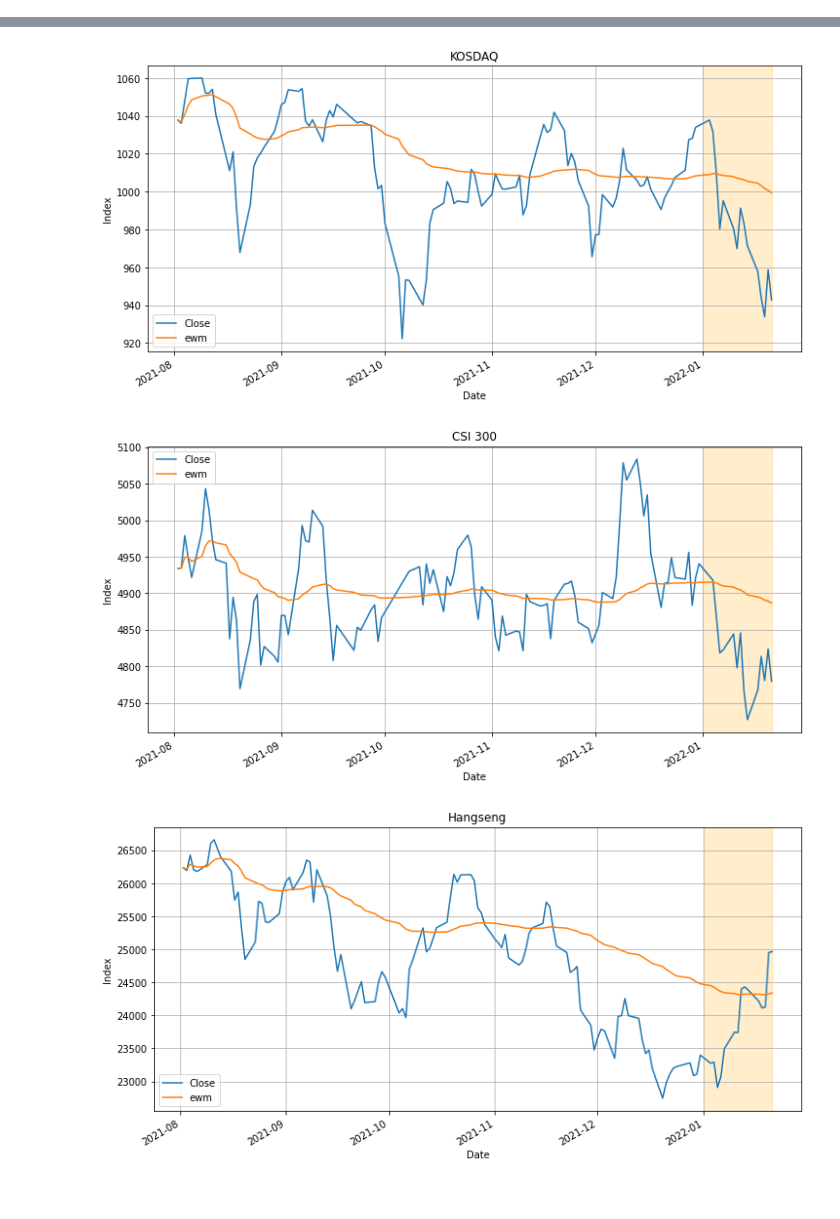
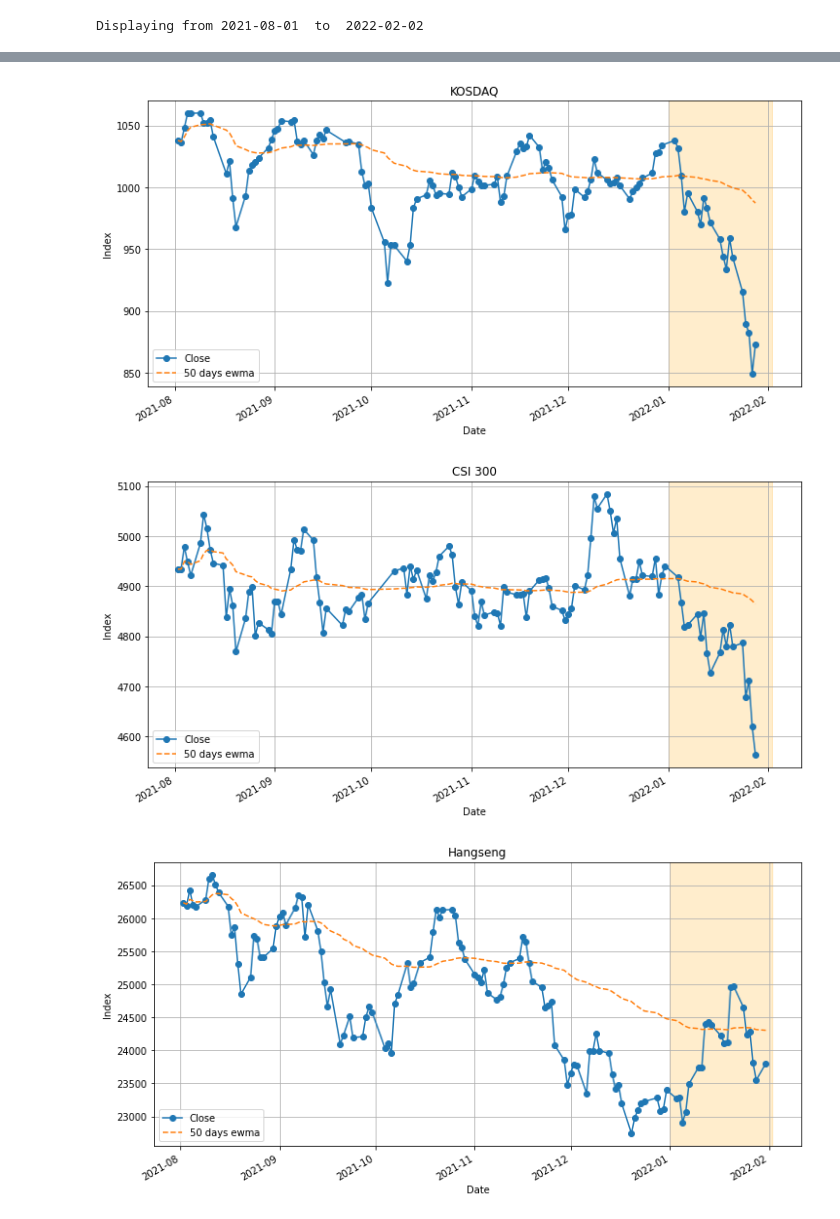
Before and after one commit to kimdesok/FinanceDataReader, a Jupyter notebook: MarketIndexTrends.ipynb, the cells around one changed output, grey strips where cells are left out. Cells and saved outputs as stored; diff of their text form; code cells hidden in the pictures.

Commit message:
added markers and the linestyle

```diff
--- a/MarketIndexTrends.ipynb
+++ b/MarketIndexTrends.ipynb
@@ -72,13 +55,18 @@ plt.rcParams["figure.figsize"] = (12,6)
 plt.rcParams['axes.unicode_minus'] = False
 plt.rcParams["axes.formatter.limits"] = -10000, 10000
 
+start_date='2021-08-01'
+end_date=date.today()
+print("Displaying from", start_date, " to ", end_date)
+
 for name, code in market_list.items() :
   df = fdr.DataReader(code, start='2021-08-01', data_source='fred')
   df['ewm'] = df['Close'].ewm(50, min_periods=1).mean()
   #plt.figure(figsize=(10, 6))
   df = df[['Close','ewm']]
-  ax = df.plot()
-  ax = ax.axvspan('2022-01-01', '2022-01-21', color='orange', alpha=0.2)
+  ax = df['Close'].plot(marker='o')
+  ax = ax.axvspan('2022-01-01', end_date, color='orange', alpha=0.2)
+  ax1 = df['ewm'].plot(linestyle='--', label='50 days ewma')
 
   plt.ylabel('Index')
   plt.title(name)
@@ -86,3 +74,4 @@ for name, code in market_list.items() :
   plt.grid(True)
   plt.show()
 # %% [output]
+Displaying from 2021-08-01  to  2022-02-02
@@ -93,3 +82,3 @@ for name, code in market_list.items() :
-[figure, old version]
+[figure, new version]
-[figure, old version]
+[figure, new version]
-[figure, old version]
+[figure, new version]
```
Also changed, not shown: parts of 4 cells of this notebook.
